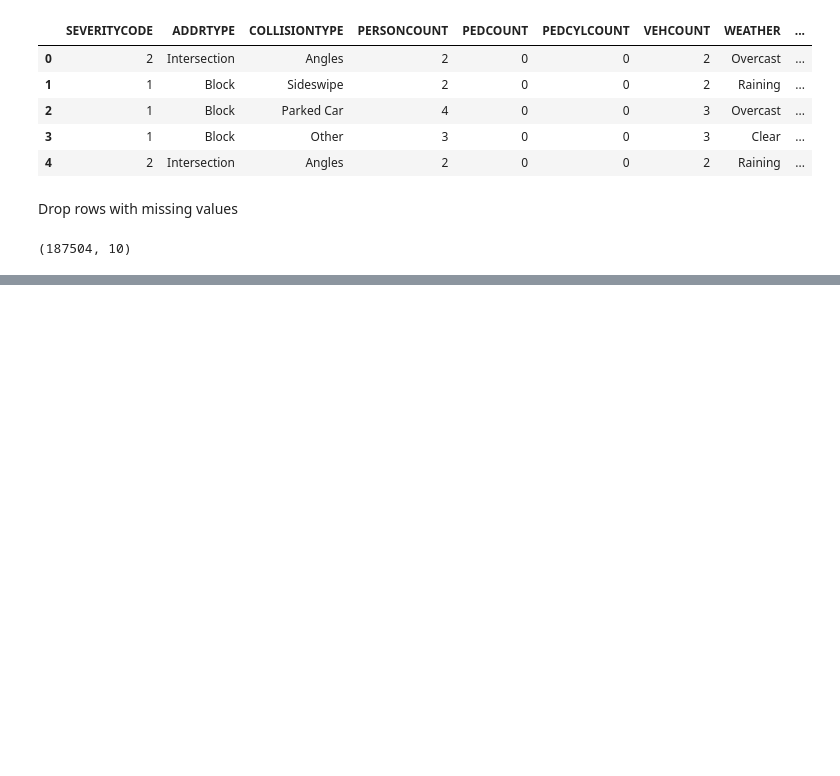
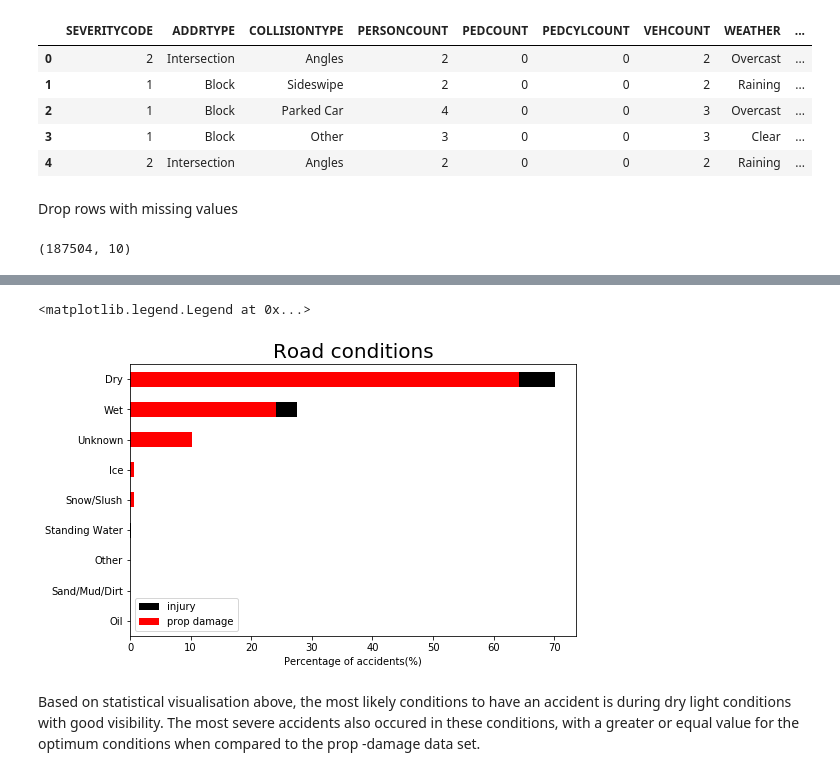
Before and after one commit to mattc1324/Capstone_project, a Jupyter notebook: git test.ipynb, the cells around one changed output, grey strips where cells are left out. Cells and saved outputs as stored; diff of their text form; code cells hidden in the pictures; blank space fills up the shorter version.

```diff
--- a/git test.ipynb
+++ b/git test.ipynb
@@ -92,0 +169,12 @@ df2.shape
+# %%
+plt.figure(figsize=(8,5))
+ax2 = df3['ROADCOND'].value_counts( ascending=True, normalize=True).mul(100).plot.barh(color='black',label='injury')
+ax2 = df4['ROADCOND'].value_counts( ascending=True, normalize=True).mul(100).plot.barh(color='red',label='prop damage')
+plt.title("Road conditions", fontsize=20)
+plt.xlabel("Percentage of accidents(%)")
+plt.legend()
+# %% [output]
+<matplotlib.legend.Legend at 0x...>
+[figure, added]
+# %% [markdown]
+Based on statistical visualisation above, the most likely conditions to have an accident is during dry light conditions with good visibility. The most severe accidents also occured in these conditions, with a greater or equal value for the optimum conditions when compared to the prop -damage data set.
```
Also changed, not shown: parts of 7 cells of this notebook.
